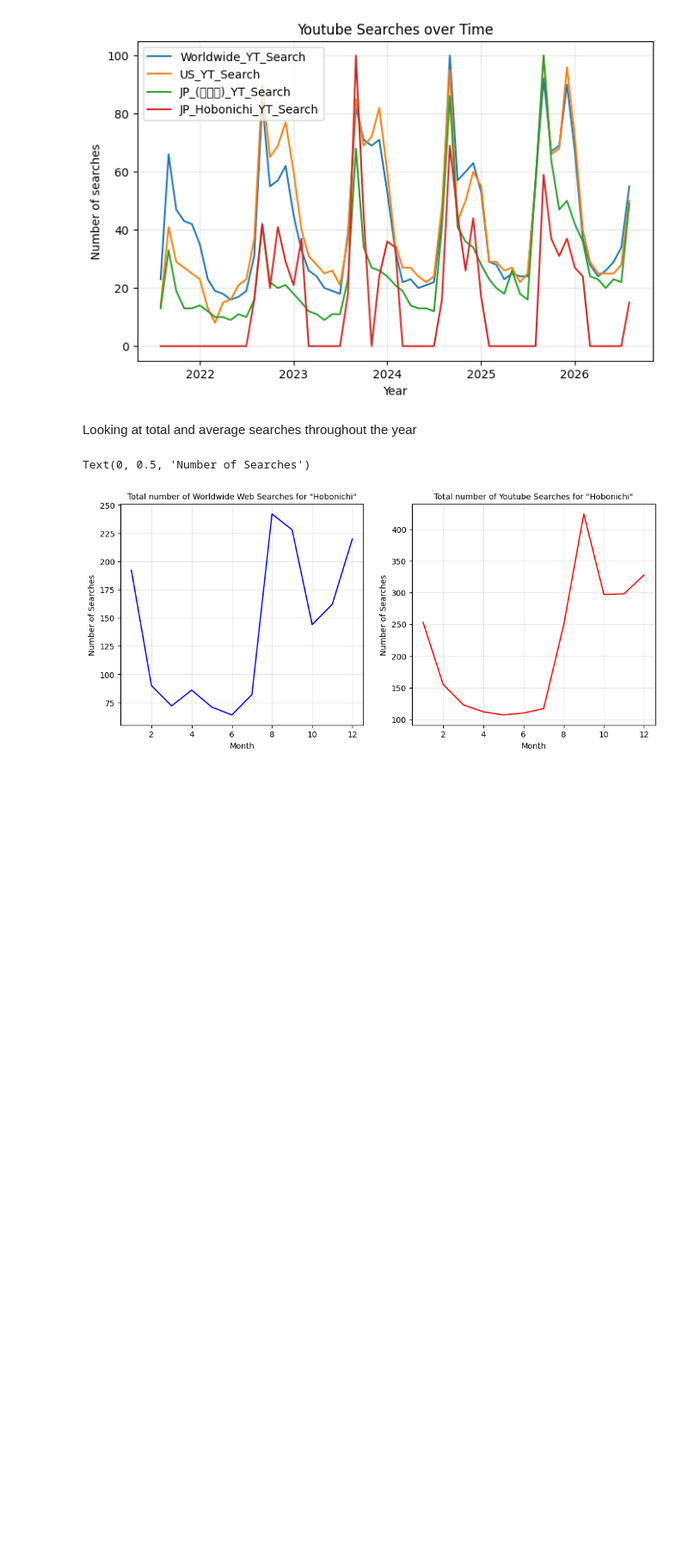
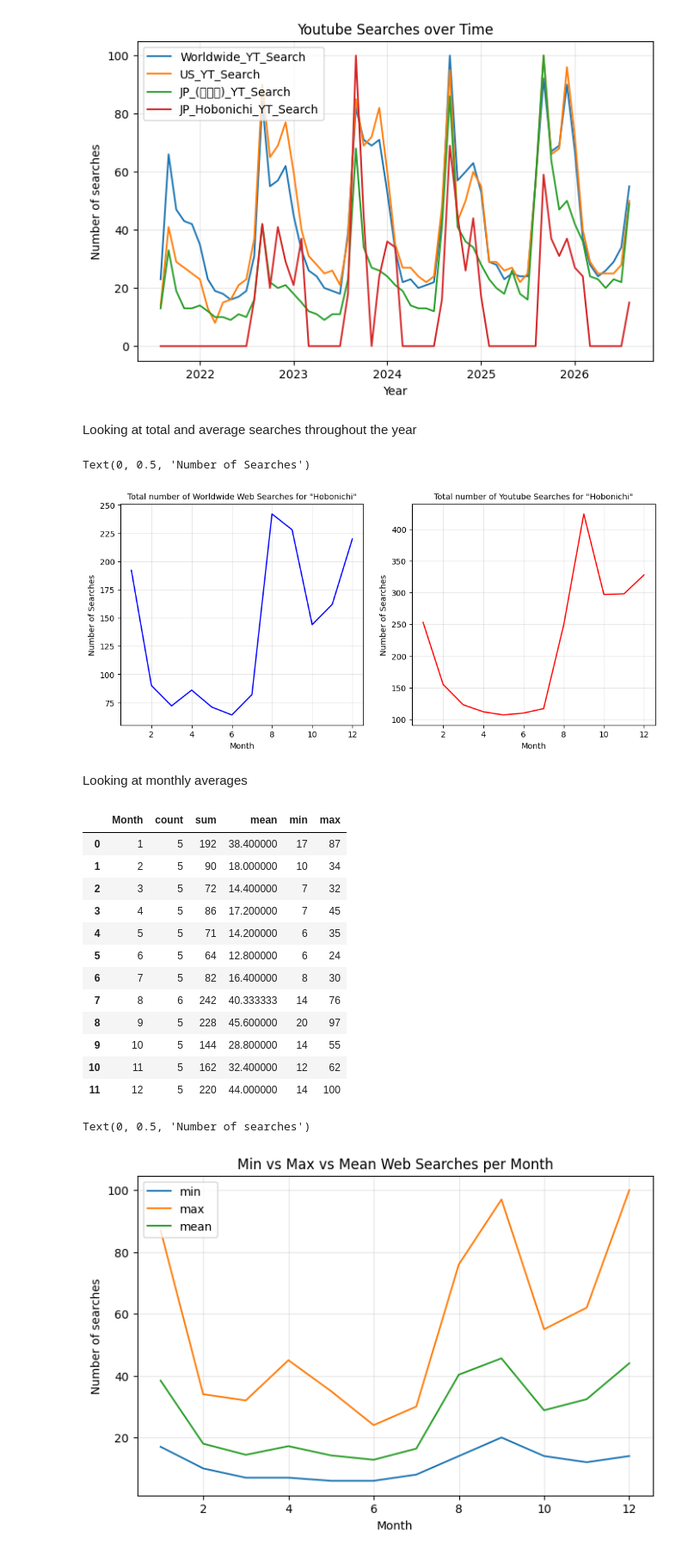
Before and after one commit to bdatye/HobonichiSearchTrends_August2021-August2026, a Jupyter notebook: HobonichiSearchTrends.ipynb, the cells around one changed output. Shown at 86% size. Drawn from its saved outputs; the diff is of its cells as text; code cells hidden in the pictures; blank space fills up the shorter version.

Commit message:
Added min, max, and mean search counts and graph

```diff
--- a/HobonichiSearchTrends.ipynb
+++ b/HobonichiSearchTrends.ipynb
@@ -146,3 +146,37 @@ ax[1].set_ylabel('Number of Searches')
 # %% [output]
 Text(0, 0.5, 'Number of Searches')
 [figure]
+# %% [markdown]
+Looking at monthly averages
+# %%
+df = HobonichiSearch_df.groupby('Month')['Worldwide_Web_Search'].agg(['count', 'sum', 'mean', 'min', 'max']).reset_index()
+
+display(df)
+
+fig, ax = plt.subplots(figsize=(8, 5))
+
+ax.plot(df['Month'],df['min'], label='min')
+ax.plot(df['Month'],df['max'], label='max')
+ax.plot(df['Month'],df['mean'], label='mean')
+
+ax.legend(loc='upper left')
+ax.set_title('Min vs Max vs Mean Web Searches per Month')
+ax.grid(alpha = 0.3)
+ax.set_xlabel('Month')
+ax.set_ylabel('Number of searches')
+# %% [output]
+|  | Month | count | sum | mean | min | max |
+| 0 | 1 | 5 | 192 | 38.400000 | 17 | 87 |
+| 1 | 2 | 5 | 90 | 18.000000 | 10 | 34 |
+| 2 | 3 | 5 | 72 | 14.400000 | 7 | 32 |
+| 3 | 4 | 5 | 86 | 17.200000 | 7 | 45 |
+| 4 | 5 | 5 | 71 | 14.200000 | 6 | 35 |
+| 5 | 6 | 5 | 64 | 12.800000 | 6 | 24 |
+| 6 | 7 | 5 | 82 | 16.400000 | 8 | 30 |
+| 7 | 8 | 6 | 242 | 40.333333 | 14 | 76 |
+| 8 | 9 | 5 | 228 | 45.600000 | 20 | 97 |
+| 9 | 10 | 5 | 144 | 28.800000 | 14 | 55 |
+| 10 | 11 | 5 | 162 | 32.400000 | 12 | 62 |
+| 11 | 12 | 5 | 220 | 44.000000 | 14 | 100 |
+Text(0, 0.5, 'Number of searches')
+[figure, added]
```
